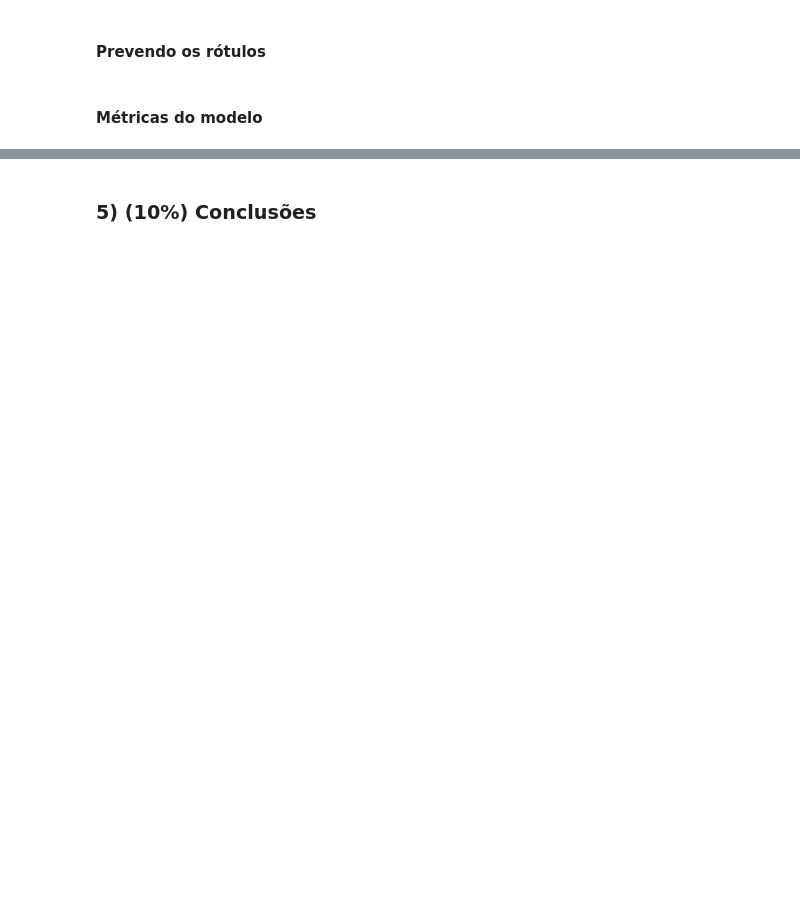
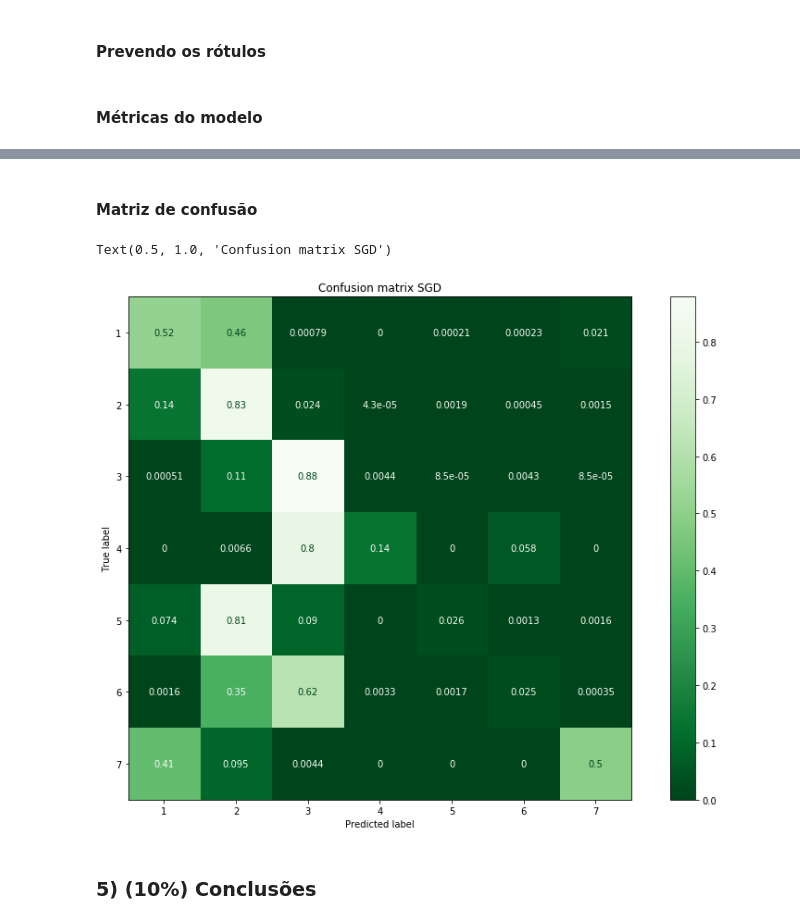
Before and after one commit to LilianeAquino/classificador_projeto_2, a Jupyter notebook: template.ipynb, the cells around one changed output, grey strips where cells are left out. Saved outputs shown, nothing was run; the diff lists cells and outputs as text; code cells hidden in the pictures; blank space fills up the shorter version.

```diff
--- a/template.ipynb
+++ b/template.ipynb
@@ -390,7 +408,7 @@ weighted avg       0.47      0.51      0.42    191734
 sgd = Pipeline(steps=[
     ('tfidf', TfidfTransformer()),
     ('scaler', MaxAbsScaler()),
-    ('svd', TruncatedSVD(n_components=30)),
+    ('svd', TruncatedSVD(n_components=50)),
     ('clf', SGDClassifier())
 ])
 # %% [markdown]
@@ -474,7 +492,7 @@ best_params
 sgdBest = Pipeline(steps=[
     ('tfidf', TfidfTransformer()),
     ('scaler', MaxAbsScaler()),
-    ('svd', TruncatedSVD(n_components=30)),
+    ('svd', TruncatedSVD(n_components=50)),
     ('clf', SGDClassifier(
         penalty = best_params['clf__penalty'],
         loss = best_params['clf__loss'],
@@ -531,3 +549,19 @@ weighted avg       0.61      0.63      0.60    191734
+# %% [markdown]
+#### Matriz de confusão
+# %%
+np.set_printoptions(precision=2)
+
+plt.rcParams['figure.figsize'] = [15, 10]
+
+disp = plot_confusion_matrix(sgdBest, X_test, y_test,
+                                 display_labels=[1, 2, 3, 4, 5, 6, 7],
+                                 cmap=plt.cm.Greens_r,
+                                 normalize='true'
+                                 )
+disp.ax_.set_title('Confusion matrix SGD')
+# %% [output]
+Text(0.5, 1.0, 'Confusion matrix SGD')
+[figure, added]
 # %% [markdown]
 ### 5) **(10%)** Conclusões
 # %% [markdown]
```
Also changed, not shown: parts of 11 cells of this notebook.
